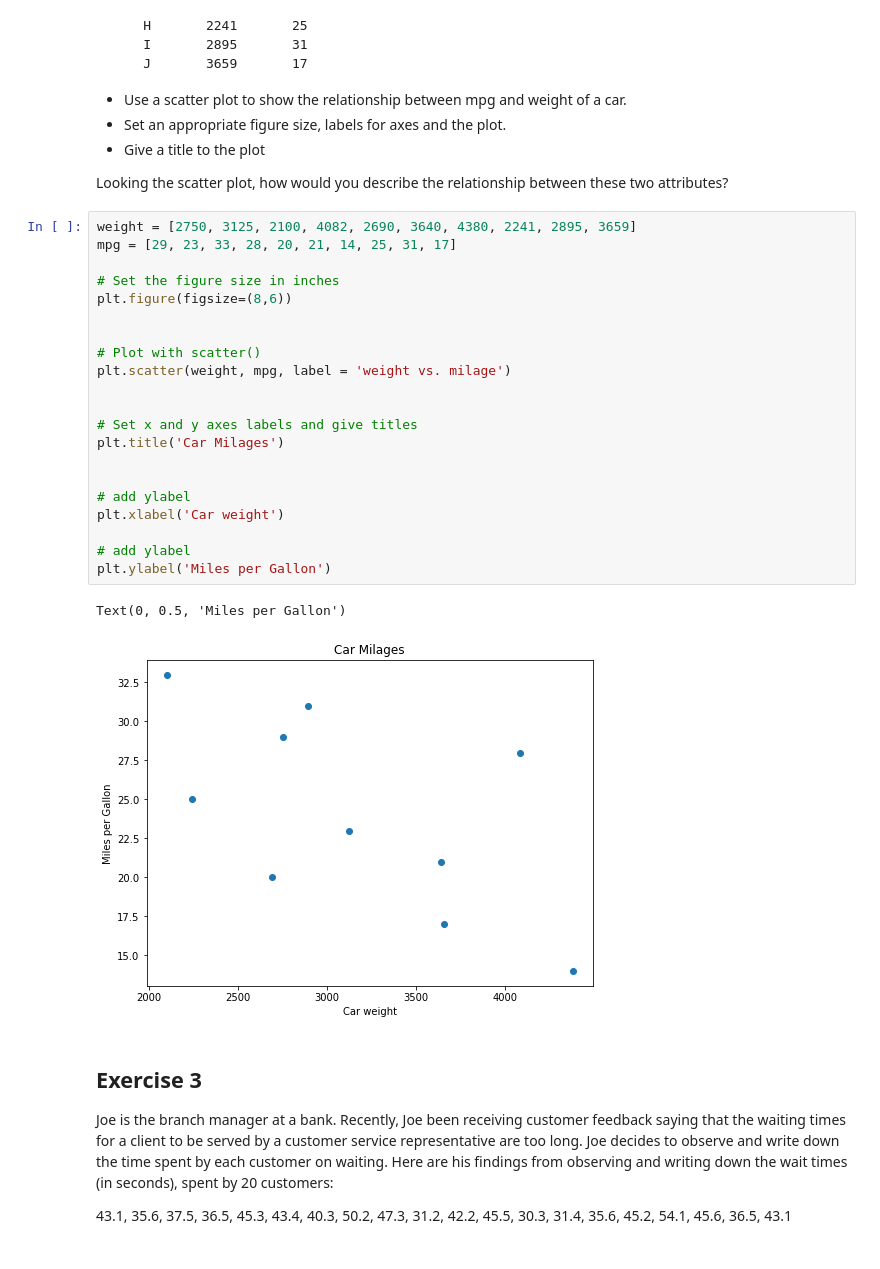
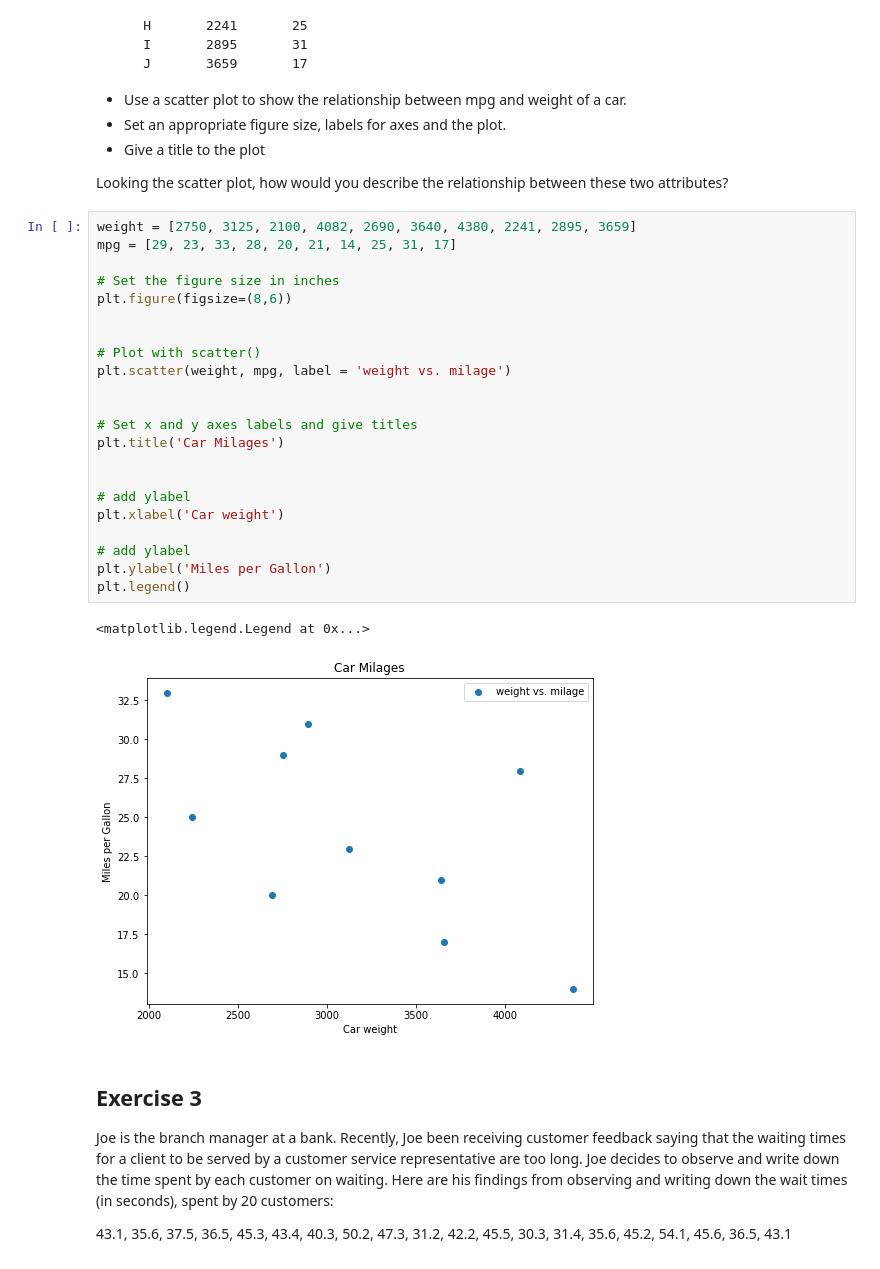
Before and after one commit to henry-cham-flatironschool/dsc-data-viz-lab-nyc-ds-career-042219, a Jupyter notebook: index.ipynb, the cells around one changed output. Cells and saved outputs as stored; diff of their text form.

```diff
--- a/index.ipynb
+++ b/index.ipynb
@@ -73,27 +73,28 @@ Looking the scatter plot, how would you describe the relationship between these
 # %%
 weight = [2750, 3125, 2100, 4082, 2690, 3640, 4380, 2241, 2895, 3659]
 mpg = [29, 23, 33, 28, 20, 21, 14, 25, 31, 17]
 
 # Set the figure size in inches
 plt.figure(figsize=(8,6))
 
 
 # Plot with scatter()
 plt.scatter(weight, mpg, label = 'weight vs. milage')
 
 
 # Set x and y axes labels and give titles
 plt.title('Car Milages')
 
 
 # add ylabel
 plt.xlabel('Car weight')
 
 # add ylabel
 plt.ylabel('Miles per Gallon')
+plt.legend()
 # %% [output]
-Text(0, 0.5, 'Miles per Gallon')
+<matplotlib.legend.Legend at 0x...>
-[figure, old version]
+[figure, new version]
 # %% [markdown]
 ## Exercise 3
 
```
